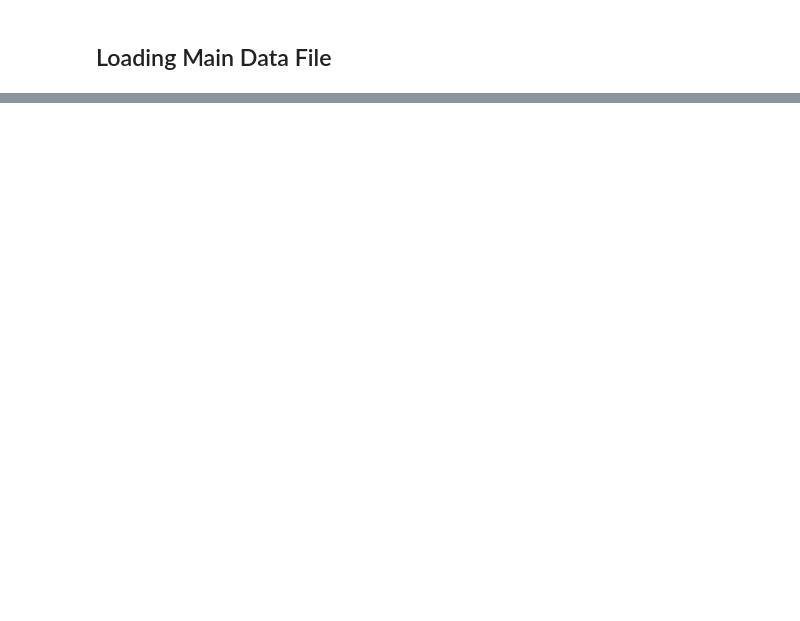
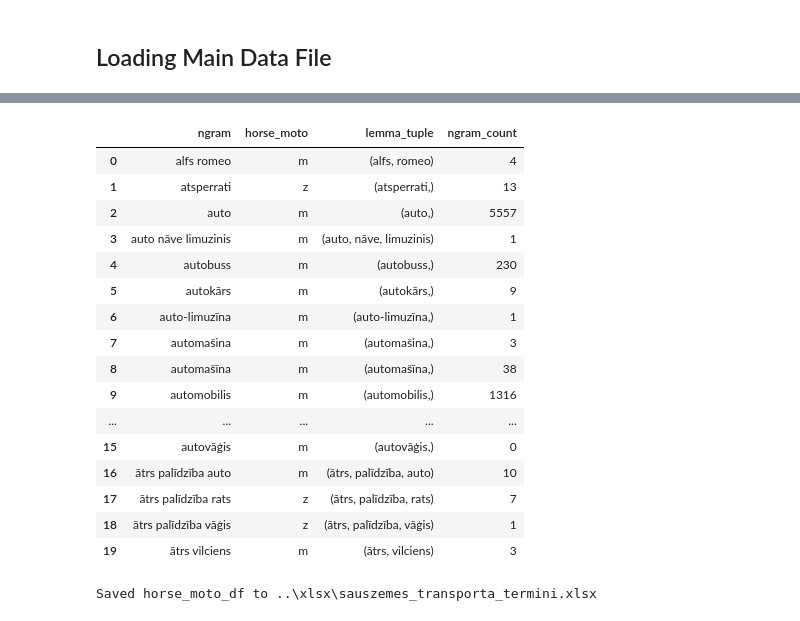
Before and after one commit to ValRCS/lnb_transports, a Jupyter notebook: notebooks/visualize_terms_df_tf_relative_over_time.ipynb, the cells around one changed output, grey strips where cells are left out. Drawn from its saved outputs; the diff is of its cells as text; code cells hidden in the pictures; blank space fills up the shorter version.

Commit message:
zero count update

```diff
--- a/notebooks/visualize_terms_df_tf_relative_over_time.ipynb
+++ b/notebooks/visualize_terms_df_tf_relative_over_time.ipynb
@@ -116,0 +199,5 @@ Plotly version: 5.19.0
+# %%
+# let's rename the column to lemma_tuple
+horse_moto_df.rename(columns={"terms_tuple": "lemma_tuple"}, inplace=True)
+# head now
+horse_moto_df.head(20)
@@ -116,0 +222,12 @@ Plotly version: 5.19.0
+# %%
+# now let's go through ngram tuples one by one and count how many times they appear in corpus in df dataframe
+# we will use df.lemma column for that
+# the extra difficulty is that lemma contains single words but we could have multiple sequential words in ngram
+
+# our first approach will involve creating a single mega string from all lemma by joining them with whitespace
+mega_string = " ".join(df["lemma"].astype(str).tolist())
+# how long is the mega string?
+print(f"Length of mega_string: {len(mega_string)} characters")
+# how many uppercase letters?
+uppercase_count = sum(1 for c in mega_string if c.isupper())
+print(f"Uppercase letters in mega_string: {uppercase_count}")
@@ -116,0 +237,15 @@ Plotly version: 5.19.0
+# %%
+# lowercase the mega string
+mega_string = mega_string.lower()
+# how many lowercase letters?
+# %%
+# now we can count how many times each ngram appears in the mega string
+def count_ngram_in_mega_string(ngram, text):
+    return text.count(ngram)
+
+# let's test it on first ngram
+first_ngram = horse_moto_df["ngram"].iloc[0]
+print(f"First ngram: {first_ngram}")
+# count how many times it appears in mega_string
+count = count_ngram_in_mega_string(first_ngram, mega_string)
+print(f"Count of first ngram '{first_ngram}' in mega_string: {count}")
@@ -116,0 +294,32 @@ Plotly version: 5.19.0
+# %%
+# let's create a new column ngram_count in horse_moto_df that will contain the count of each ngram in mega_string
+horse_moto_df["ngram_count"] = horse_moto_df["ngram"].apply(lambda x: count_ngram_in_mega_string(x.lower(), mega_string))
+# show the first 20 rows
+horse_moto_df.head(20)
+# %% [output]
+|  | ngram | horse_moto | lemma_tuple | ngram_count |
+| 0 | alfs romeo | m | (alfs, romeo) | 4 |
+| 1 | atsperrati | z | (atsperrati,) | 13 |
+| 2 | auto | m | (auto,) | 5557 |
+| 3 | auto nāve limuzinis | m | (auto, nāve, limuzinis) | 1 |
+| 4 | autobuss | m | (autobuss,) | 230 |
+| 5 | autokārs | m | (autokārs,) | 9 |
+| 6 | auto-limuzīna | m | (auto-limuzīna,) | 1 |
+| 7 | automašina | m | (automašina,) | 3 |
+| 8 | automašīna | m | (automašīna,) | 38 |
+| 9 | automobilis | m | (automobilis,) | 1316 |
+| ... | ... | ... | ... | ... |
+| 15 | autovāģis | m | (autovāģis,) | 0 |
+| 16 | ātrs palīdzība auto | m | (ātrs, palīdzība, auto) | 10 |
+| 17 | ātrs palīdzība rats | z | (ātrs, palīdzība, rats) | 7 |
+| 18 | ātrs palīdzība vāģis | z | (ātrs, palīdzība, vāģis) | 1 |
+| 19 | ātrs vilciens | m | (ātrs, vilciens) | 3 |
+# %%
+# let's save the horse_moto_df to xlsx file
+output_file = Path("../xlsx/sauszemes_transporta_termini.xlsx")
+# save to xlsx
+horse_moto_df.to_excel(output_file, index=False)
+# show the output file path
+print(f"Saved horse_moto_df to {output_file}")
+# %% [output]
+Saved horse_moto_df to ..\xlsx\sauszemes_transporta_termini.xlsx
```
Also changed, not shown: parts of 19 cells of this notebook, 4 other files.
